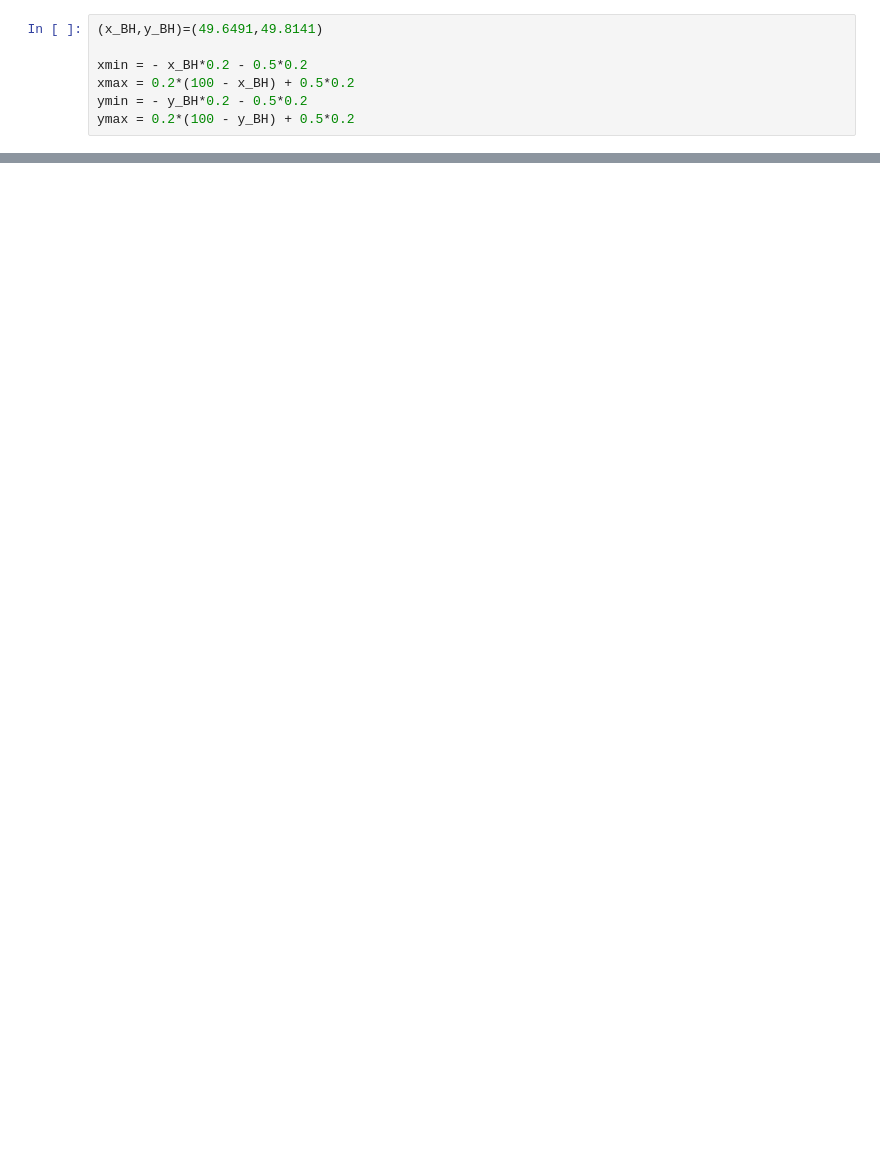
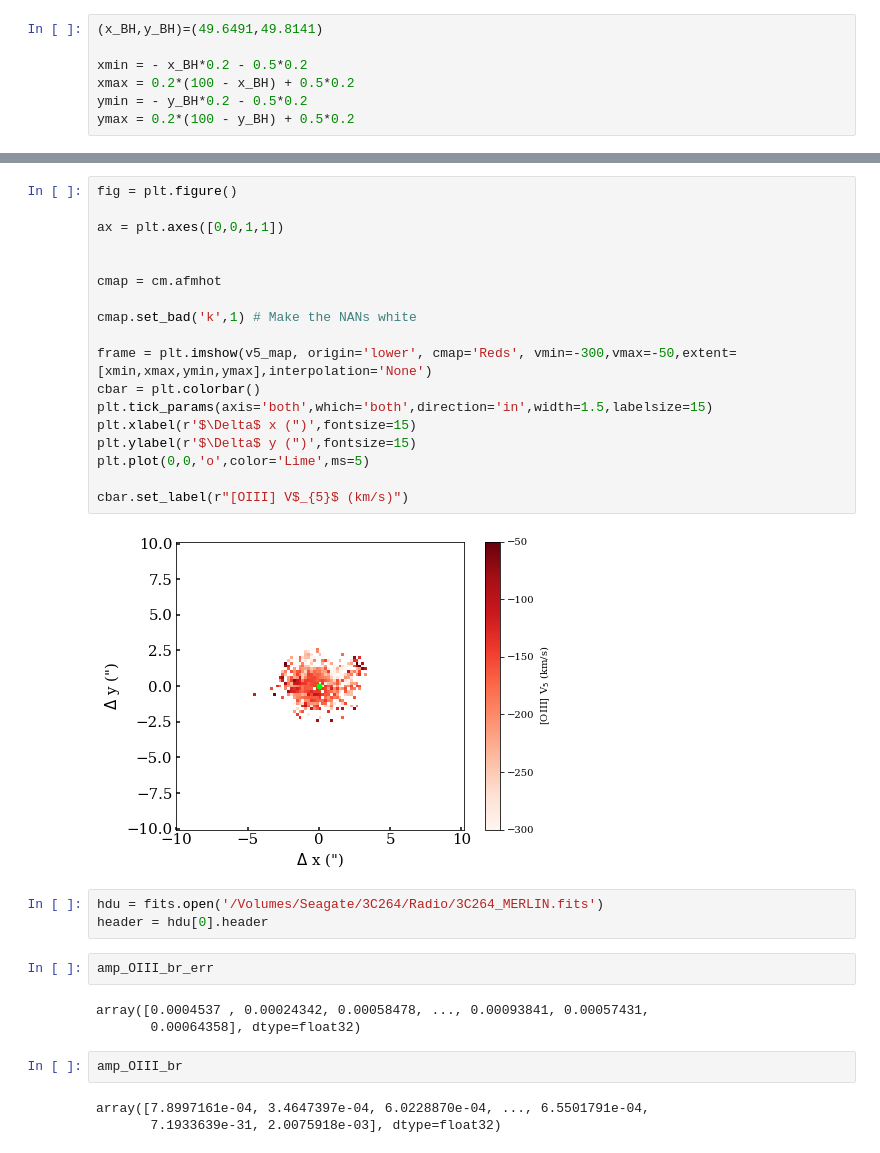
Before and after one commit to astrmainak/mainaksingha1, a Jupyter notebook: Result HE0040-1105 Extended Outflow Double Gauss.ipynb, the cells around one changed output, grey strips where cells are left out. Saved outputs shown, nothing was run; the diff lists cells and outputs as text; blank space fills up the shorter version.

```diff
--- a/Result HE0040-1105 Extended Outflow Double Gauss.ipynb
+++ b/Result HE0040-1105 Extended Outflow Double Gauss.ipynb
@@ -180,0 +137,33 @@ fig.savefig('/Volumes/Seagate/HE0040-1105 Extended/Velocity map Comp2.png',overw
+# %%
+fig = plt.figure()
+
+ax = plt.axes([0,0,1,1])
+
+
+cmap = cm.afmhot
+
+cmap.set_bad('k',1) # Make the NANs white
+
+frame = plt.imshow(v5_map, origin='lower', cmap='Reds', vmin=-300,vmax=-50,extent=[xmin,xmax,ymin,ymax],interpolation='None')
+cbar = plt.colorbar()
+plt.tick_params(axis='both',which='both',direction='in',width=1.5,labelsize=15)
+plt.xlabel(r'$\Delta$ x (")',fontsize=15)
+plt.ylabel(r'$\Delta$ y (")',fontsize=15)
+plt.plot(0,0,'o',color='Lime',ms=5)
+
+cbar.set_label(r"[OIII] V$_{5}$ (km/s)")
+# %% [output]
+[figure, added]
+# %%
+hdu = fits.open('/Volumes/Seagate/3C264/Radio/3C264_MERLIN.fits')
+header = hdu[0].header
+# %%
+amp_OIII_br_err
+# %% [output]
+array([0.0004537 , 0.00024342, 0.00058478, ..., 0.00093841, 0.00057431,
+       0.00064358], dtype=float32)
+# %%
+amp_OIII_br
+# %% [output]
+array([7.8997161e-04, 3.4647397e-04, 6.0228870e-04, ..., 6.5501791e-04,
+       7.1933639e-31, 2.0075918e-03], dtype=float32)
```
Also changed, not shown: parts of 18 cells of this notebook, 12 other files.
